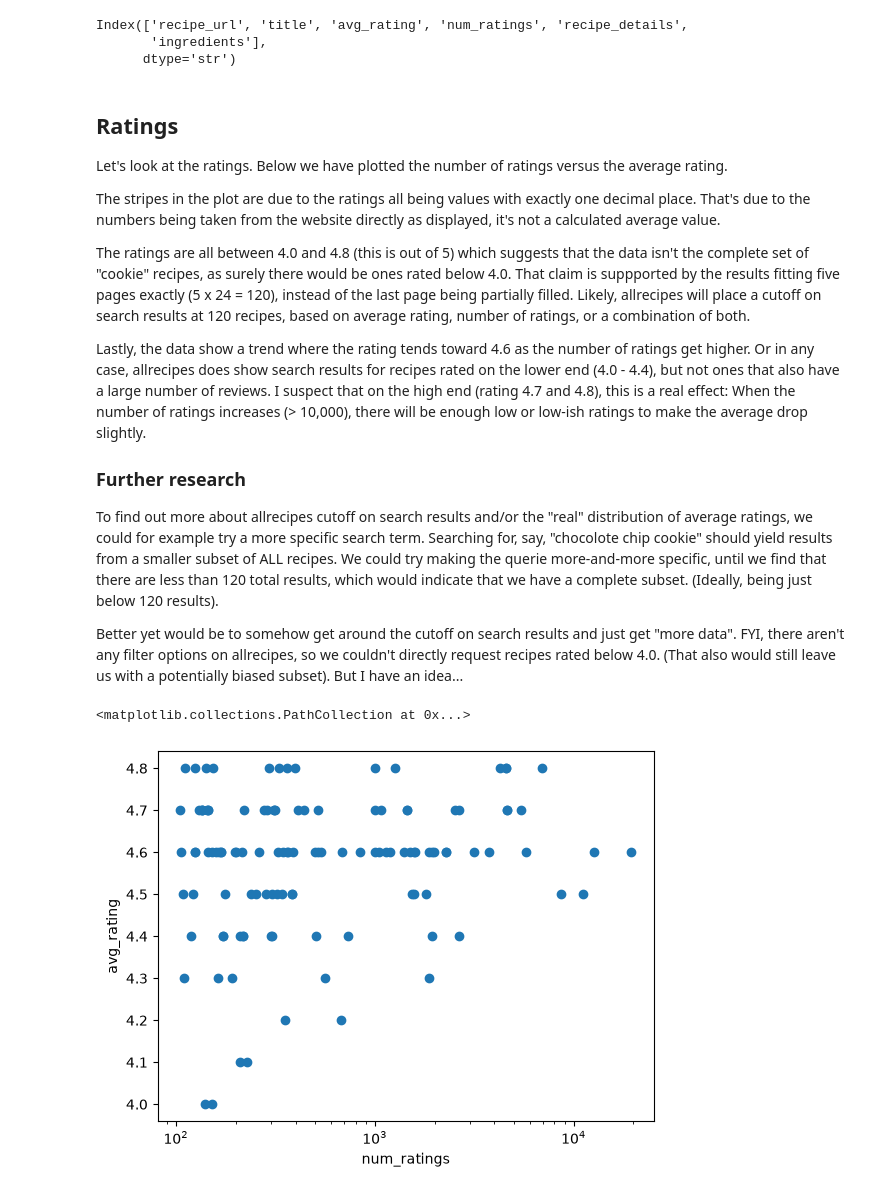
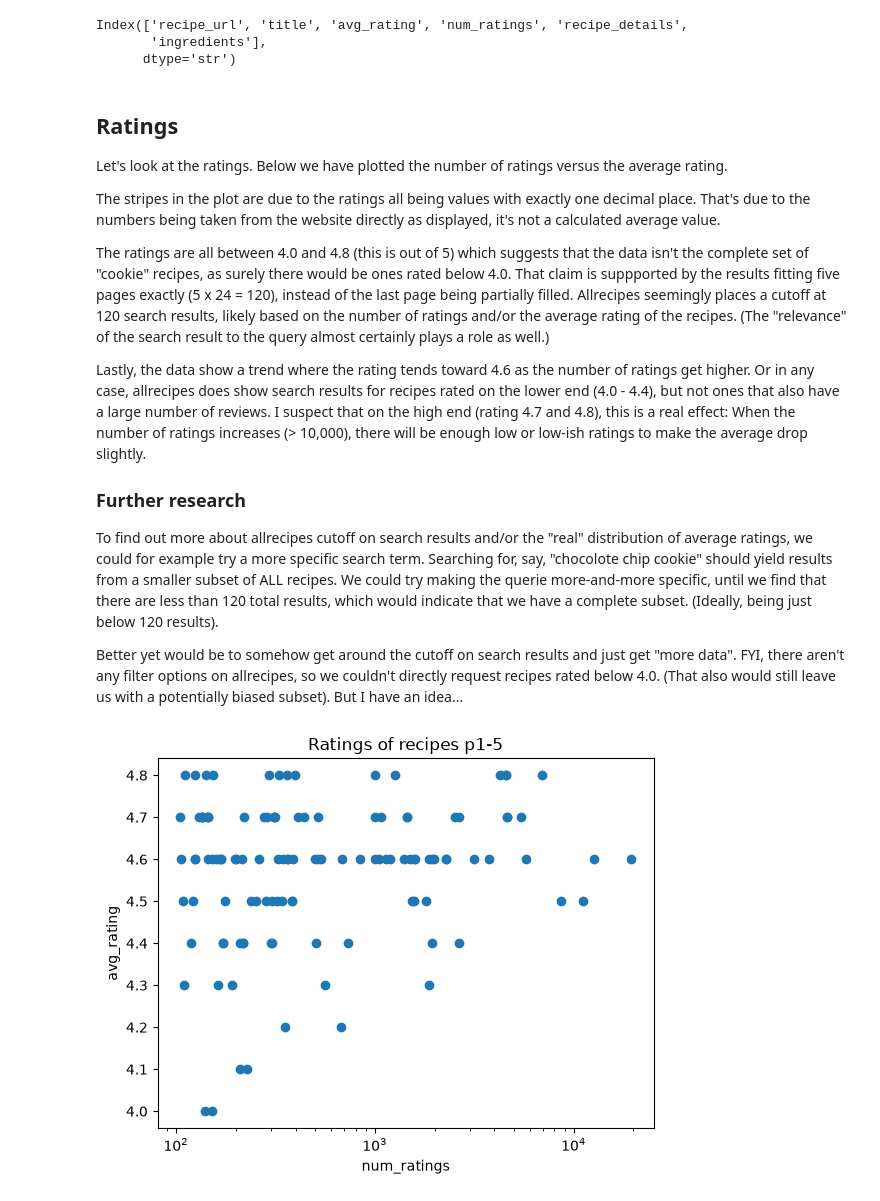
Before and after one commit to JayWearsSocks/your-average-cookie, a Jupyter notebook: cookie.ipynb, the cells around one changed output. Cells and saved outputs as stored; diff of their text form; code cells hidden in the pictures.

Commit message:
create plots of num and avg rating distributions per page
add more_webdata folder to gitignore

```diff
--- a/cookie.ipynb
+++ b/cookie.ipynb
@@ -8,6 +13,7 @@ We're investigating data scraped from allrecipes.com. The data is from 120 recip
 The data is stored in separate files as the scrapy bot was getting blocked when I tried getting them all in one go. So let's load the data and combine the pages into a single dataframe.
 # %%
 from pathlib import Path
+import numpy as np
 import pandas as pd
 import matplotlib.pyplot as plt
 
@@ -18,10 +24,10 @@ for datafile in DATADIR.glob('allrecipes*.json'):
     df = pd.read_json(datafile)
     recipe_dataframes.append(df)
 
-recipe_dataframe = pd.concat(recipe_dataframes)
+recipes = pd.concat(recipe_dataframes)
 
 ## Check the column names
-recipe_dataframe.columns
+recipes.columns
 # %% [output]
 Index(['recipe_url', 'title', 'avg_rating', 'num_ratings', 'recipe_details',
        'ingredients'],
@@ -32,7 +38,7 @@ Let's look at the ratings. Below we have plotted the number of ratings versus th
 
 The stripes in the plot are due to the ratings all being values with exactly one decimal place. That's due to the numbers being taken from the website directly as displayed, it's not a calculated average value.
 
-The ratings are all between 4.0 and 4.8 (this is out of 5) which suggests that the data isn't the complete set of "cookie" recipes, as surely there would be ones rated below 4.0. That claim is suppported by the results fitting five pages exactly (5 x 24 = 120), instead of the last page being partially filled. Likely, allrecipes will place a cutoff on search results at 120 recipes, based on average rating, number of ratings, or a combination of both.
+The ratings are all between 4.0 and 4.8 (this is out of 5) which suggests that the data isn't the complete set of "cookie" recipes, as surely there would be ones rated below 4.0. That claim is suppported by the results fitting five pages exactly (5 x 24 = 120), instead of the last page being partially filled. Allrecipes seemingly places a cutoff at 120 search results, likely based on the number of ratings and/or the average rating of the recipes. (The "relevance" of the search result to the query almost certainly plays a role as well.)
 
 Lastly, the data show a trend where the rating tends toward 4.6 as the number of ratings get higher. Or in any case, allrecipes does show search results for recipes rated on the lower end (4.0 - 4.4), but not ones that also have a large number of reviews. I suspect that on the high end (rating 4.7 and 4.8), this is a real effect: When the number of ratings increases (> 10,000), there will be enough low or low-ish ratings to make the average drop slightly.
 
@@ -41,16 +47,21 @@ To find out more about allrecipes cutoff on search results and/or the "real" dis
 
 Better yet would be to somehow get around the cutoff on search results and just get "more data". FYI, there aren't any filter options on allrecipes, so we couldn't directly request recipes rated below 4.0. (That also would still leave us with a potentially biased subset). But I have an idea...
 # %%
-ratings = recipe_dataframe[["avg_rating", "num_ratings"]].sort_values(by = "num_ratings")
+def plot_ratings(recipe_dataframe, title=None):
+    ratings = recipe_dataframe[["avg_rating", "num_ratings"]].sort_values(by = "num_ratings")
 
-fig, ax = plt.subplots()
-ax.set_xscale('log')
-ax.set_xlabel("num_ratings")
-ax.set_ylabel("avg_rating")
-ax.scatter(ratings["num_ratings"], ratings["avg_rating"])
+    fig, ax = plt.subplots()
+    ax.set_title(title)
+    ax.set_xscale('log')
+    ax.set_xlabel("num_ratings")
+    ax.set_ylabel("avg_rating")
+    ax.scatter(ratings["num_ratings"], ratings["avg_rating"])
+
+    return fig, ax
+
+fig, ax = plot_ratings(recipes, title='Ratings of recipes p1-5')
 # %% [output]
-<matplotlib.collections.PathCollection at 0x...>
-[figure, old version]
+[figure, new version]
 # %% [markdown]
 ## More DATA!
 
```
Also changed, not shown: parts of 11 cells of this notebook, 1 other file.
